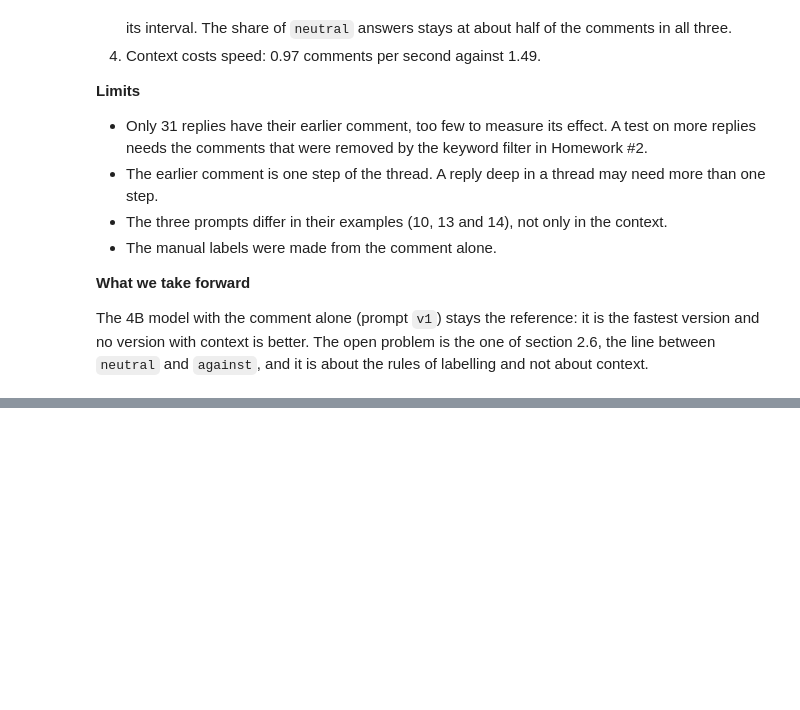
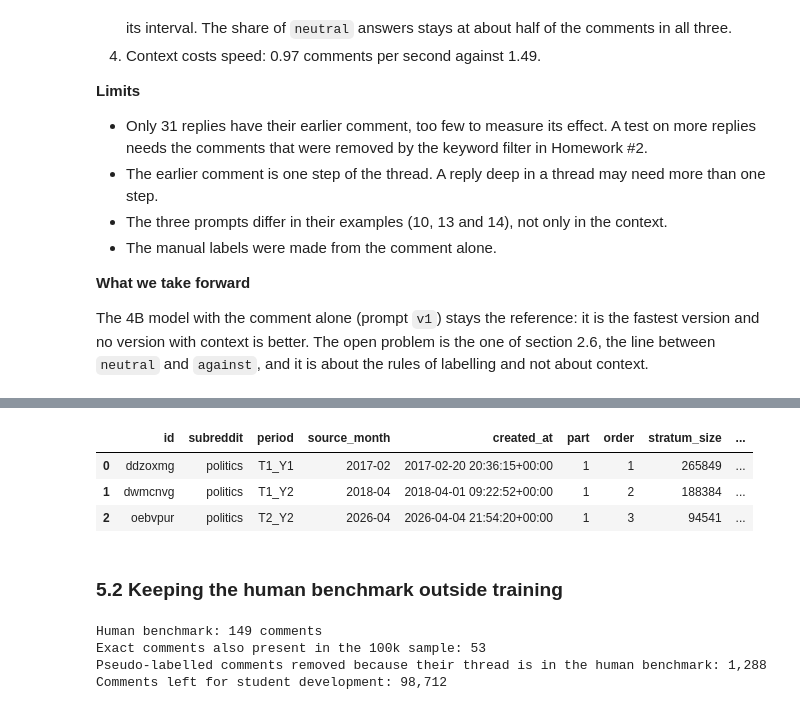
Before and after one commit to khorunzhaviktoriia/reddit_analysis_project, a Jupyter notebook: notebooks/EDA/model_selection.ipynb, the cells around one changed output, grey strips where cells are left out. Drawn from its saved outputs; the diff is of its cells as text; code cells hidden in the pictures; blank space fills up the shorter version.

```diff
--- a/notebooks/EDA/model_selection.ipynb
+++ b/notebooks/EDA/model_selection.ipynb
@@ -2463,0 +2534,34 @@ The 4B model with the comment alone (prompt `v1`) stays the reference: it is the
+# %%
+sample = pd.concat([pd.read_parquet(STANCE_DIR / "sample_part1.parquet"),
+                    pd.read_parquet(STANCE_DIR / "sample_part2.parquet"),],
+                   ignore_index=True,)
+
+teacher = pd.concat([pd.read_csv(STANCE_DIR / "labels_part1.csv", dtype={"id": str}),
+                     pd.read_csv(STANCE_DIR / "labels_part2.csv", dtype={"id": str}),],
+                    ignore_index=True,)
+
+metadata = pd.read_parquet(STANCE_DIR / "sample_metadata.parquet")
+
+sample["id"] = sample["id"].astype(str)
+teacher["id"] = teacher["id"].astype(str)
+metadata["id"] = metadata["id"].astype(str)
+
+assert len(sample) == 100_000
+assert sample["id"].is_unique
+assert teacher["id"].is_unique
+assert metadata["id"].is_unique
+assert set(sample["id"]) == set(teacher["id"]) == set(metadata["id"])
+
+teacher = teacher.rename(columns={"label": "teacher_label"})
+
+pseudo = (sample.merge(teacher[["id","teacher_label","p_pro","p_against","p_neutral","score","model","prompt_version",]],on="id",validate="one_to_one",)
+          .merge(metadata,on="id",validate="one_to_one",)
+)
+
+assert set(pseudo["teacher_label"]) <= set(LABELS_STUDENT)
+assert set(pseudo["model"]) == {"qwen4b"}
+assert set(pseudo["prompt_version"]) == {"v1"}
+
+print(f"{len(pseudo):,} pseudo-labelled comments")
+
+display(pseudo["teacher_label"].value_counts().reindex(LABELS_STUDENT).to_frame("n").assign(share=lambda x: x["n"] / x["n"].sum()))
@@ -2463,0 +2575,40 @@ The 4B model with the comment alone (prompt `v1`) stays the reference: it is the
+# %%
+pseudo.head(3)
+# %% [output]
+|  | id | subreddit | period | source_month | created_at | part | order | stratum_size | ... |
+| 0 | ddzoxmg | politics | T1_Y1 | 2017-02 | 2017-02-20 20:36:15+00:00 | 1 | 1 | 265849 | ... |
+| 1 | dwmcnvg | politics | T1_Y2 | 2018-04 | 2018-04-01 09:22:52+00:00 | 1 | 2 | 188384 | ... |
+| 2 | oebvpur | politics | T2_Y2 | 2026-04 | 2026-04-04 21:54:20+00:00 | 1 | 3 | 94541 | ... |
+# %% [markdown]
+### 5.2 Keeping the human benchmark outside training
+# %%
+human = pd.read_csv(SENT_DIR / "sentiment_results.csv",dtype={"id": str},)
+
+human = human.loc[(human["kind"] == "comment")& human["human"].isin(["against", "neutral", "favor"])].copy()
+human["human_label"] = human["human"].replace({"favor": "pro"})
+
+human_links = pq.read_table(COMMENTS_PATH,columns=["id", "submission_id"],filters=[("id", "in", human["id"].tolist())],).to_pandas()
+
+human_links["id"] = human_links["id"].astype(str)
+human_links["submission_id"] = human_links["submission_id"].astype(str)
+
+human = human.merge(human_links,on="id",validate="one_to_one",)
+
+assert len(human) == 149
+
+human_threads = set(human["submission_id"])
+
+direct_overlap = pseudo["id"].isin(human["id"]).sum()
+same_thread = pseudo["submission_id"].astype(str).isin(human_threads).sum()
+
+student_pool = pseudo.loc[~pseudo["submission_id"].astype(str).isin(human_threads)].copy()
+
+print(f"Human benchmark: {len(human)} comments")
+print(f"Exact comments also present in the 100k sample: {direct_overlap}")
+print(f"Pseudo-labelled comments removed because their thread is in the human benchmark: {same_thread:,}")
+print(f"Comments left for student development: {len(student_pool):,}")
+# %% [output]
+Human benchmark: 149 comments
+Exact comments also present in the 100k sample: 53
+Pseudo-labelled comments removed because their thread is in the human benchmark: 1,288
+Comments left for student development: 98,712
```
Also changed, not shown: parts of 80 cells of this notebook.
